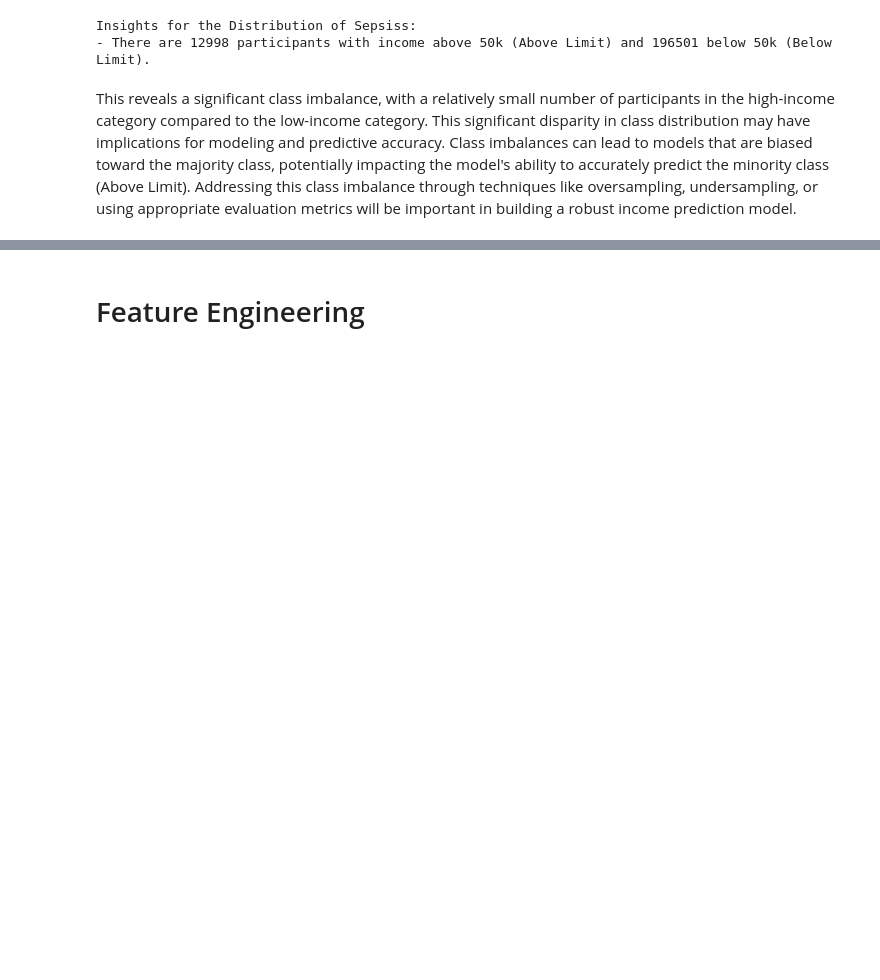
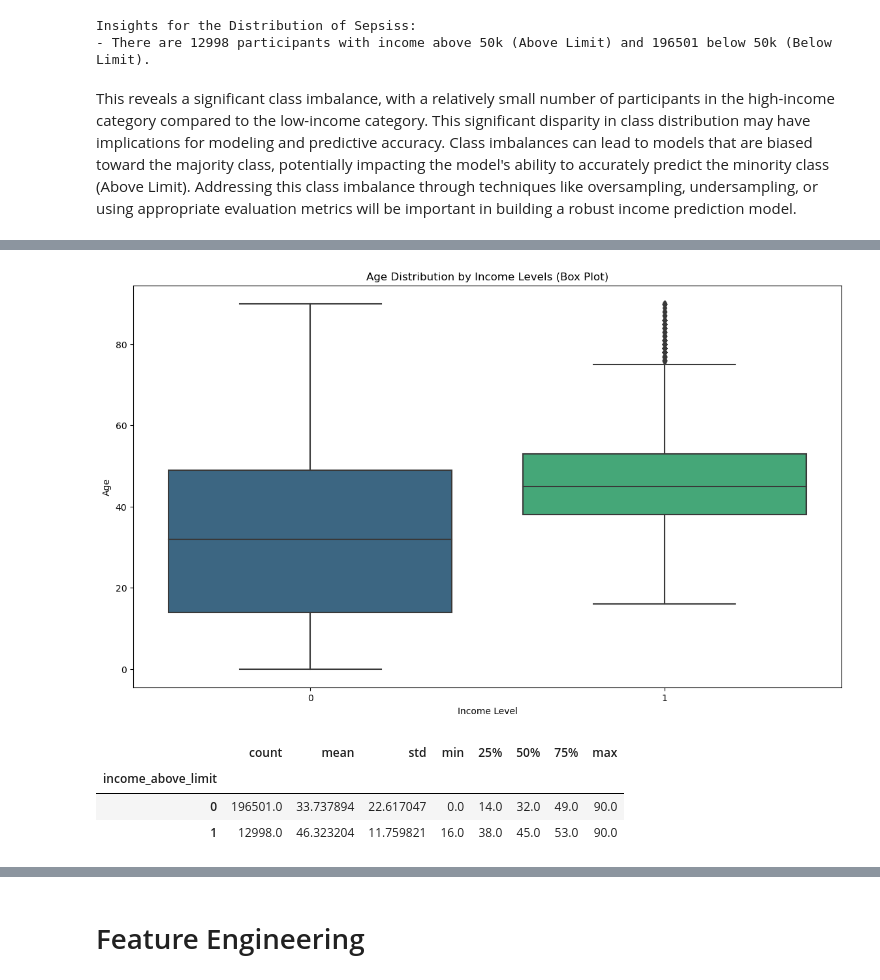
Before and after one commit to rasmodev/Income-Prediction-Challenge-For-Azubian, a Jupyter notebook: dev/Income_Prediction.ipynb, the cells around one changed output, grey strips where cells are left out. Cells and saved outputs as stored; diff of their text form; code cells hidden in the pictures; blank space fills up the shorter version.

```diff
--- a/dev/Income_Prediction.ipynb
+++ b/dev/Income_Prediction.ipynb
@@ -1375,0 +1401,18 @@ plt.show()
+# %%
+# Box plot for Age and Income Levels
+plt.figure(figsize=(14, 8))
+sns.boxplot(x='income_above_limit', y='age', data=train_df, palette='viridis')
+plt.title('Age Distribution by Income Levels (Box Plot)')
+plt.xlabel('Income Level')
+plt.ylabel('Age')
+plt.show()
+
+# Descriptive statistics for Age by Income Levels
+age_stats = train_df.groupby('income_above_limit')['age'].describe()
+age_stats
+# %% [output]
+[figure, added]
+|  | count | mean | std | min | 25% | 50% | 75% | max |
+| income_above_limit |  |  |  |  |  |  |  |  |
+| 0 | 196501.0 | 33.737894 | 22.617047 | 0.0 | 14.0 | 32.0 | 49.0 | 90.0 |
+| 1 | 12998.0 | 46.323204 | 11.759821 | 16.0 | 38.0 | 45.0 | 53.0 | 90.0 |
```
Also changed, not shown: parts of 131 cells of this notebook.
